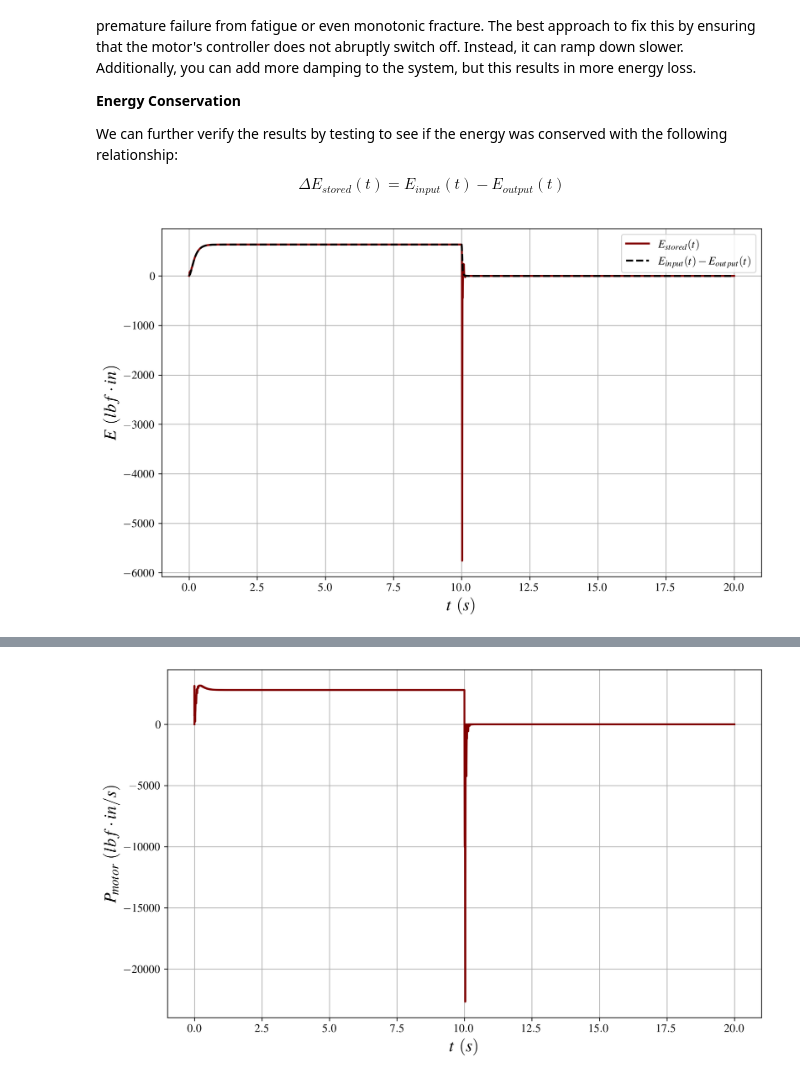
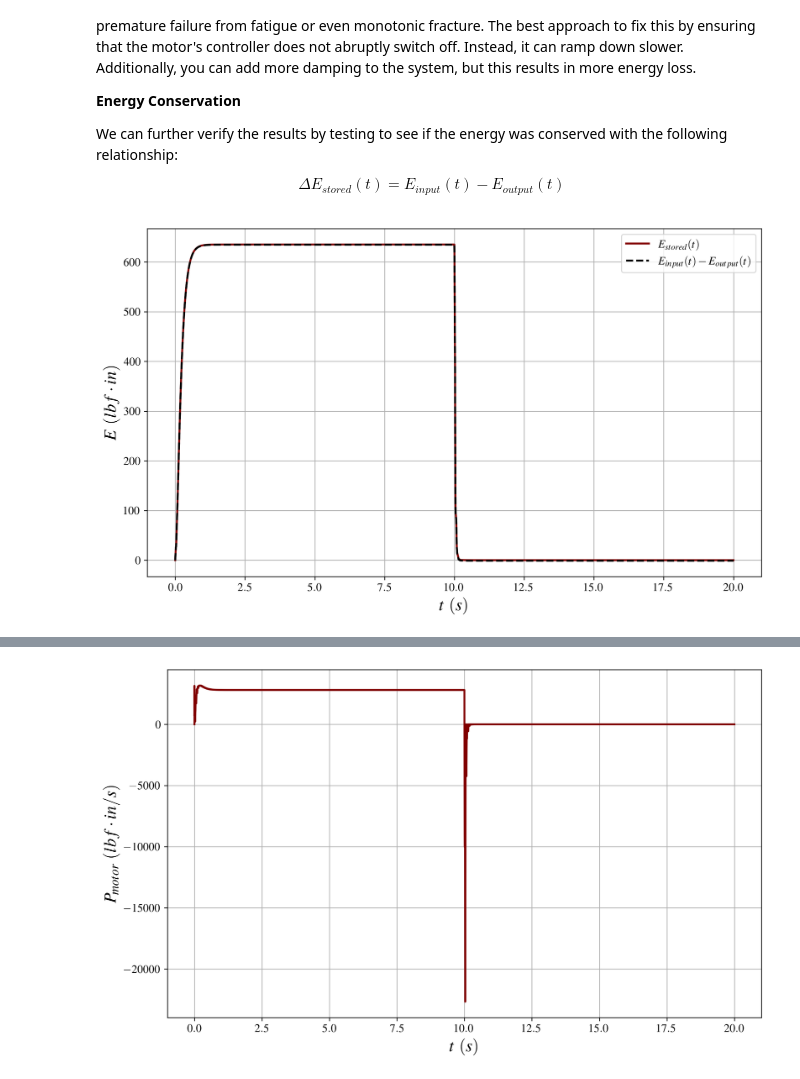
Before and after one commit to gabemorris12/dynamical_systems, a Jupyter notebook: Homework 2/Dynamical Systems Homework 2.ipynb, the cells around one changed output, grey strips where cells are left out. Drawn from its saved outputs; the diff is of its cells as text; code cells hidden in the pictures.

```diff
--- a/Homework 2/Dynamical Systems Homework 2.ipynb
+++ b/Homework 2/Dynamical Systems Homework 2.ipynb
@@ -469,33 +469,33 @@ w0, w2, w3, w6, w7 = sol[:, 5], sol[:, 6], sol[:, 7], sol[:, 8], sol[:, 9]
 KE = (
     1/2*I0*w0**2 +
     1/2*(I1 + I2)*w2**2 +
-    1/2*(I3 + I4/9 + I5/9)*w3**3 +  # this can be found with mass lumping
+    1/2*(I3 + I4/9 + I5/9)*w3**2 +  # this can be found with mass lumping
     1/2*I6*w6**2 +
     1/2*I7*w7**2
 )
 
 PE = (
     1/2*k1*(th2 - th0)**2 +
     1/2*k1*(th3 - th2)**2 +
     1/2*k2*(th6 - th3/3)**2 +
     1/2*k2*(th7 - th3/3)**2
 )
 
 E_stored = KE + PE
 Ma_array = np.array([Ma(w0_, t_) for w0_, t_ in zip(w0, t_array)])
 P_motor = Ma_array*w0
 E_input = cumulative_trapezoid(P_motor, t_array, initial=0)
 
 P_damp = B*(w6**2 + w7**2)
 E_output = cumulative_trapezoid(P_damp, t_array, initial=0)
 
 fig, ax = plt.subplots()
 ax.plot(t_array, E_stored, label=r'$E_{stored}(t)$')
 ax.plot(t_array, E_input - E_output, label=r'$E_{input}(t) - E_{output}(t)$', ls='--')
 ax.set_xlabel('$t$ $(s)$')
 ax.set_ylabel(r'$E$ $(lbf\cdot in)$')
 ax.legend()
 plt.show()
 # %% [output]
-[figure, old version]
+[figure, new version]
 # %% [markdown]
```
Also changed, not shown: parts of 1 cell of this notebook, 1 other file.
